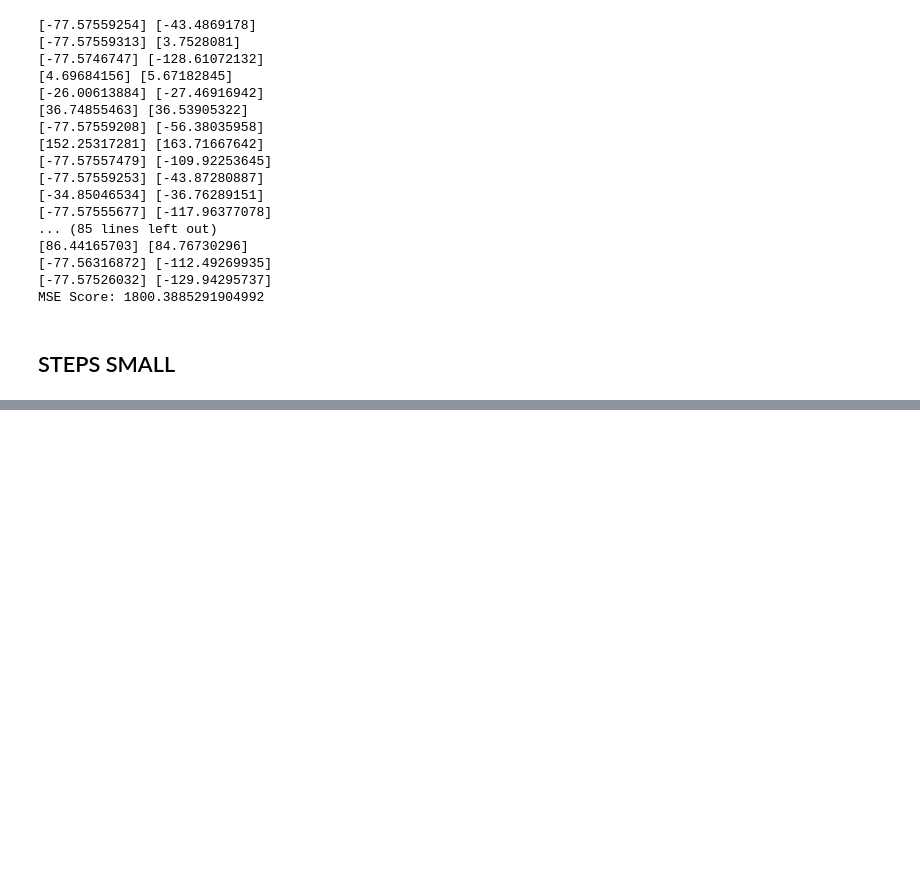
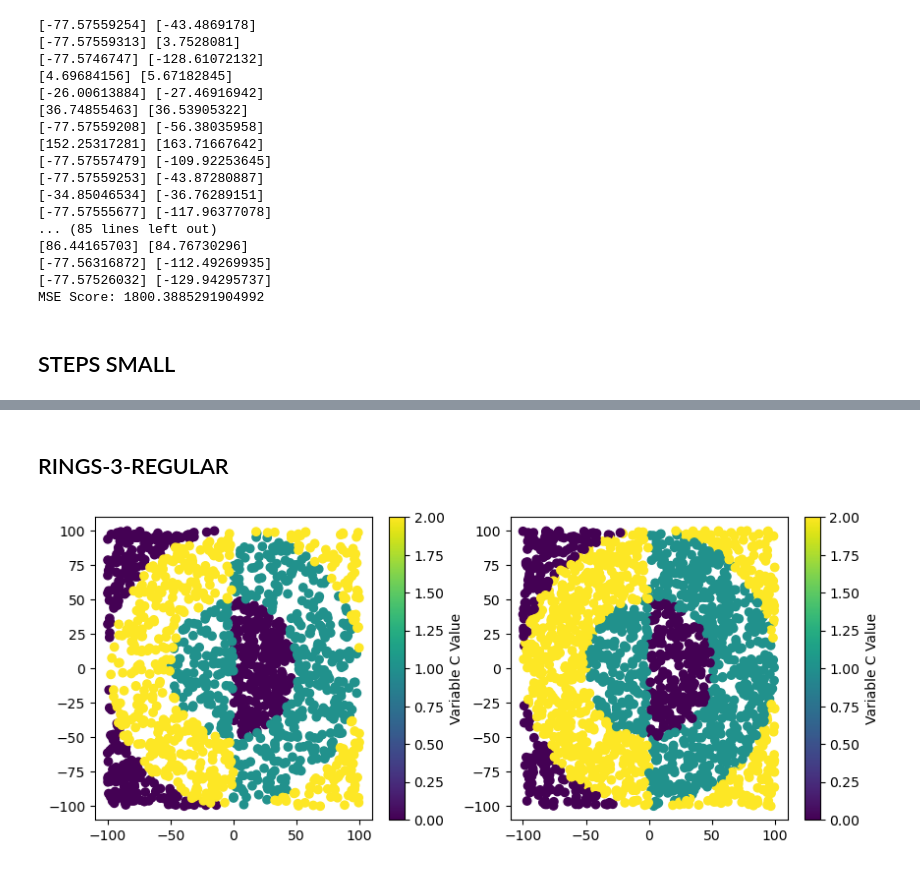
Before and after one commit to PawelSwiderski1/MIOWAD, a Jupyter notebook: main.ipynb, the cells around one changed output, grey strips where cells are left out. Saved outputs shown, nothing was run; the diff lists cells and outputs as text; code cells hidden in the pictures; blank space fills up the shorter version.

```diff
--- a/main.ipynb
+++ b/main.ipynb
@@ -505,0 +550,27 @@ plt.show()
+# %% [markdown]
+## RINGS-3-REGULAR
+# %%
+df_train = pd.read_csv('mio1/classification/rings3-regular-training.csv')
+X_train = df_train['x'].values.reshape(-1, 1)
+y_train = df_train['y'].values.reshape(-1, 1)
+c_train = df_train['c'].values.reshape(-1, 1)
+
+
+df_test = pd.read_csv('mio1/classification/rings3-regular-test.csv')
+X_test = df_test['x'].values.reshape(-1, 1)
+y_test = df_test['y'].values.reshape(-1, 1)
+c_test = df_test['c'].values.reshape(-1, 1)
+# %%
+plt.figure(figsize=(10, 4))
+
+plt.subplot(1, 2, 1)
+scatter = plt.scatter(X_train, y_train, c=c_train, cmap='viridis')
+plt.colorbar(scatter, label='Variable C Value')
+
+
+plt.subplot(1, 2, 2)
+scatter = plt.scatter(X_test, y_test, c=c_test, cmap='viridis')
+plt.colorbar(scatter, label='Variable C Value')
+plt.show()
+# %% [output]
+[figure, added]
```
Also changed, not shown: parts of 8 cells of this notebook, 2 other files.
